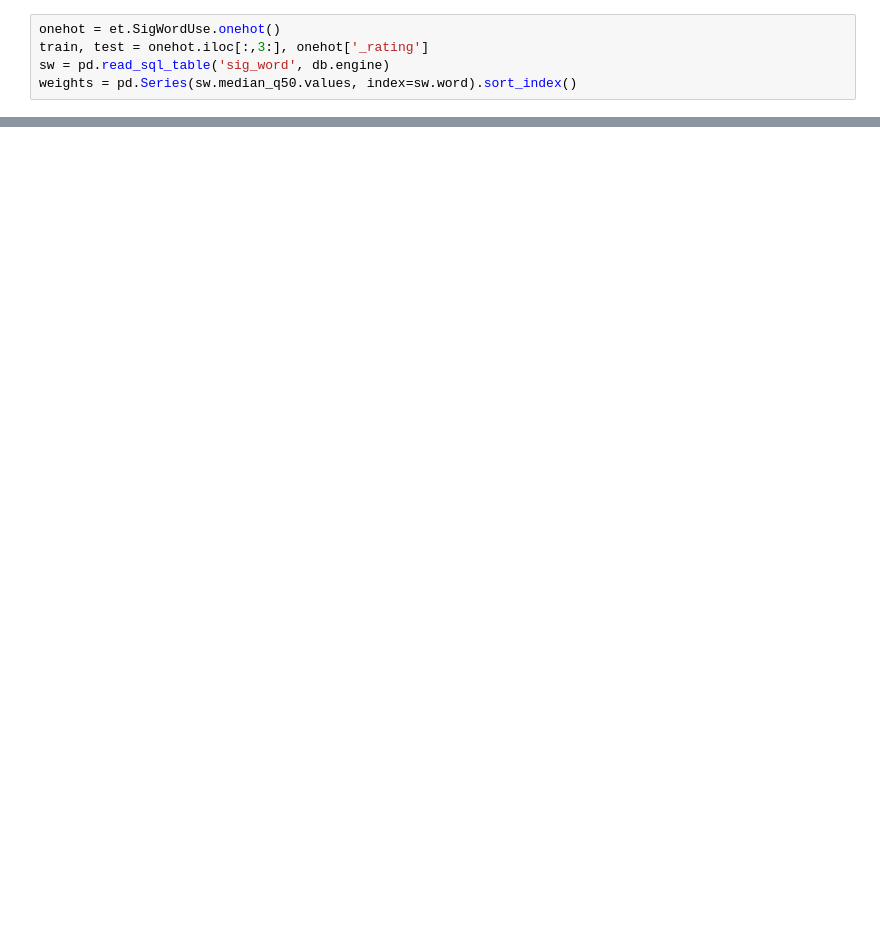
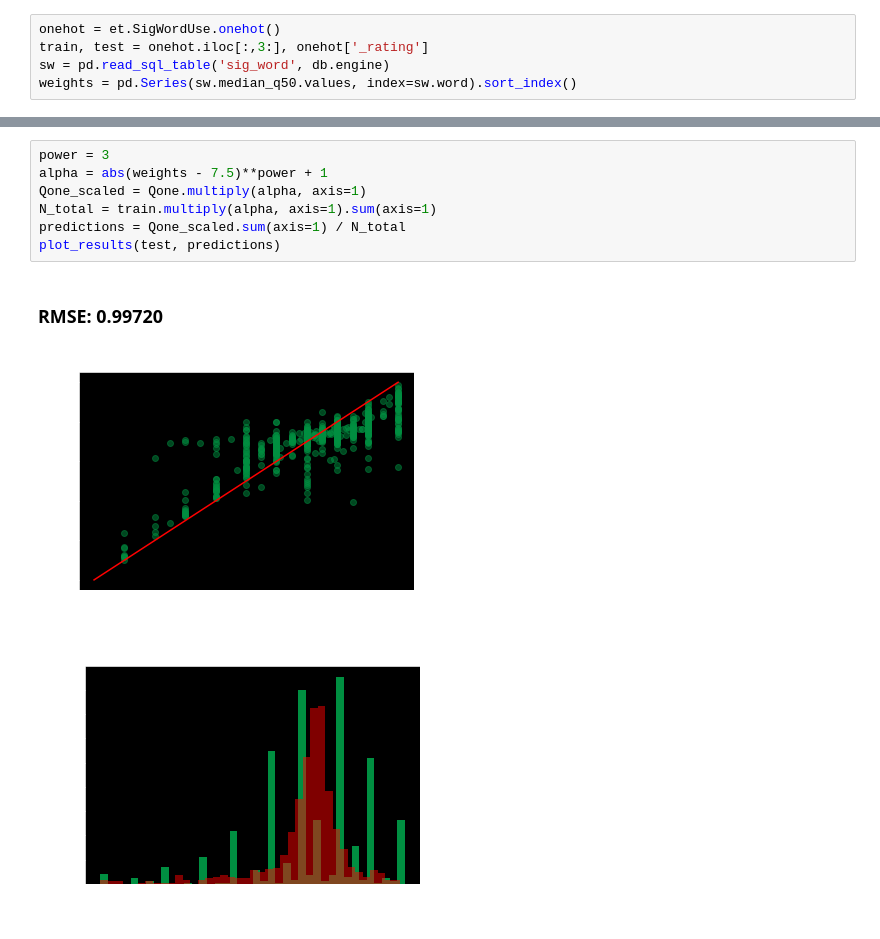
Before and after one commit to garrettseward/boardgame-sentiment, a Jupyter notebook: notebooks/model_crude.ipynb, the cells around one changed output, grey strips where cells are left out. Drawn from its saved outputs; the diff is of its cells as text; blank space fills up the shorter version.

Commit message:
add linear and power scaling

```diff
--- a/notebooks/model_crude.ipynb
+++ b/notebooks/model_crude.ipynb
@@ -39,0 +103,11 @@ plot_results(test, predictions)
+# %%
+power = 3
+alpha = abs(weights - 7.5)**power + 1
+Qone_scaled = Qone.multiply(alpha, axis=1)
+N_total = train.multiply(alpha, axis=1).sum(axis=1)
+predictions = Qone_scaled.sum(axis=1) / N_total
+plot_results(test, predictions)
+# %% [output]
+### RMSE: 0.99720
+[figure, added]
+[figure, added]
```
Also changed, not shown: parts of 14 cells of this notebook.
